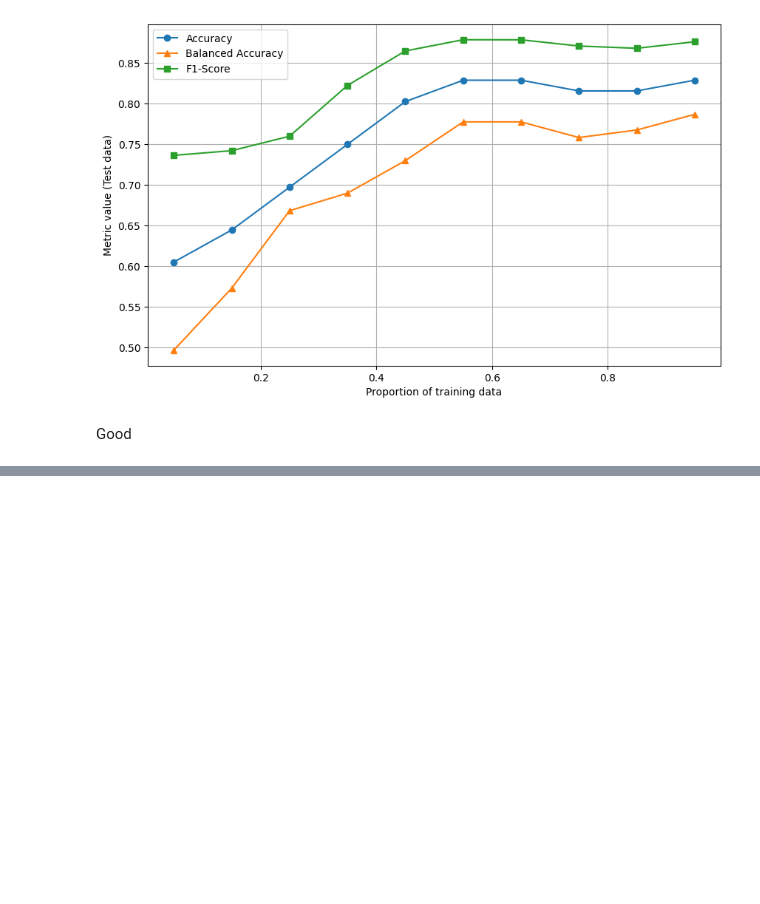
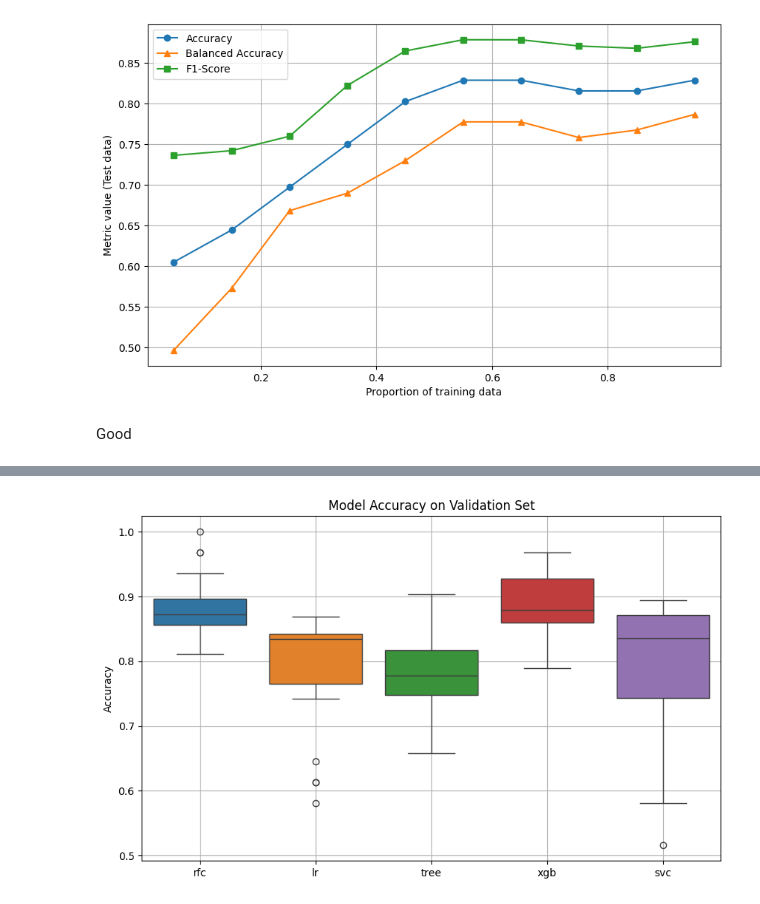
Before and after one commit to tomaszzywicki/semi-supervised-FISTA-logistic-lasso, a Jupyter notebook: notebooks/00_datasets_check.ipynb, the cells around one changed output, grey strips where cells are left out. Drawn from its saved outputs; the diff is of its cells as text; code cells hidden in the pictures; blank space fills up the shorter version.

```diff
--- a/notebooks/00_datasets_check.ipynb
+++ b/notebooks/00_datasets_check.ipynb
@@ -322,0 +303,92 @@ Good
+# %%
+prostate = pd.read_csv('../data/processed/prostate.csv')
+darwin = pd.read_csv('../data/processed/darwin.csv')
+lsvt = pd.read_csv('../data/processed/lsvt.csv')
+parkinson = pd.read_csv('../data/processed/parkinson.csv')
+
+datasets = {
+    'prostate': prostate,
+    'darwin': darwin,
+    'lsvt': lsvt,
+    'parkinson': parkinson
+}
+
+# X = prostate.iloc[:, :-1].to_numpy()
+# y = prostate.iloc[:, [-1]].to_numpy().ravel()
+# %%
+import time
+from sklearn.svm import SVC
+from sklearn.tree import DecisionTreeClassifier
+from xgboost import XGBClassifier
+from sklearn.discriminant_analysis import LinearDiscriminantAnalysis, QuadraticDiscriminantAnalysis
+from sklearn.linear_model import LogisticRegression
+from sklearn.ensemble import RandomForestClassifier
+from sklearn.metrics import accuracy_score, f1_score, balanced_accuracy_score
+from time import perf_counter
+import seaborn as sns
+
+n = 5
+results = {
+    "rfc": [],
+    "lr": [],
+    "tree": [],
+    "xgb": [],
+    "svc": [],
+}
+time_results = {
+    "rfc": [],
+    "lr": [],
+    "tree": [],
+    "xgb": [],
+    "svc": [],
+}
+
+scaler = StandardScaler()
+
+for name, dataset in datasets.items():
+    print(f"Dataset: {name}")
+    X = dataset.iloc[:, :-1].to_numpy()
+    y = dataset.iloc[:, -1].to_numpy()
+
+    for i in range(n):
+        print(f"Seed: {i}")
+        X_train, X_val, y_train, y_val = train_test_split(X, y, test_size=0.3, stratify=y, random_state=i)
+        scaler.fit(X_train)
+        X_train = scaler.transform(X_train)
+        X_val = scaler.transform(X_val)
+
+        start_time = perf_counter()
+        rfc = RandomForestClassifier().fit(X_train, y_train)
+        results["rfc"].append(accuracy_score(y_val, rfc.predict(X_val)))
+        time_results["rfc"].append(perf_counter() - start_time)
+
+        start_time = perf_counter()
+        lr = LogisticRegression(solver='lbfgs', l1_ratio=0, C=1, max_iter=1000).fit(X_train, y_train)
+        results["lr"].append(accuracy_score(y_val, lr.predict(X_val)))
+        time_results["lr"].append(perf_counter() - start_time)
+
+        start_time = perf_counter()
+        tree = DecisionTreeClassifier().fit(X_train, y_train)
+        results["tree"].append(accuracy_score(y_val, tree.predict(X_val)))
+        time_results["tree"].append(perf_counter() - start_time)
+
+        start_time = perf_counter()
+        xgb = XGBClassifier().fit(X_train, y_train)
+        results["xgb"].append(accuracy_score(y_val, xgb.predict(X_val)))
+        time_results["xgb"].append(perf_counter() - start_time)
+
+        start_time = perf_counter()
+        svc = SVC(C=10).fit(X_train, y_train)
+        results["svc"].append(accuracy_score(y_val, svc.predict(X_val)))
+        time_results["svc"].append(perf_counter() - start_time)
+
+results = pd.DataFrame(results)
+time_results = pd.DataFrame(time_results)
+
+plt.figure(figsize=(10, 6))
+sns.boxplot(results)
+plt.title("Model Accuracy on Validation Set")
+plt.ylabel("Accuracy")
+plt.grid(True)
+plt.show()
+# %% [output]
@@ -322,0 +412 @@ Good
+[figure, added]
```
Also changed, not shown: parts of 11 cells of this notebook, 9 other files.
